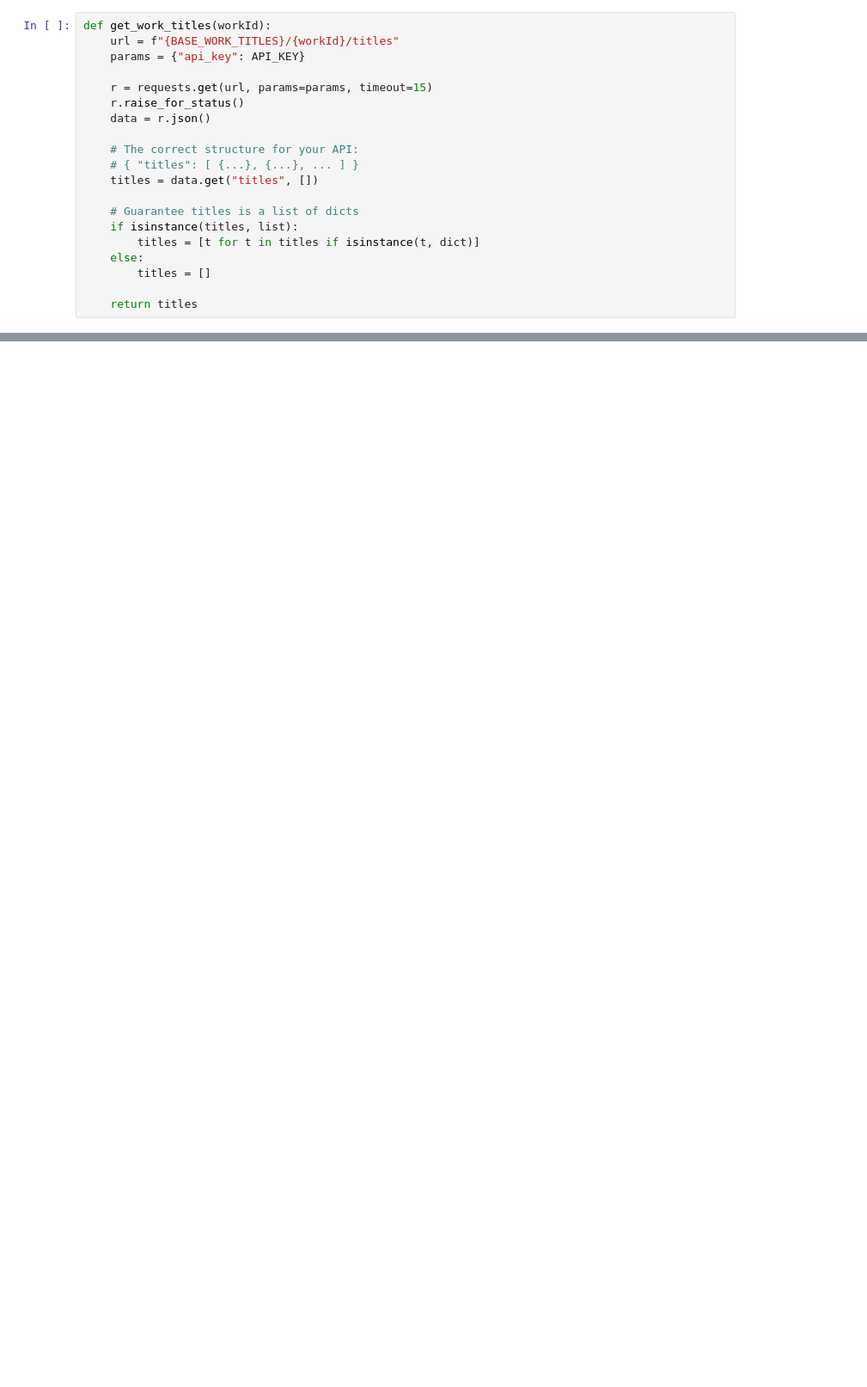
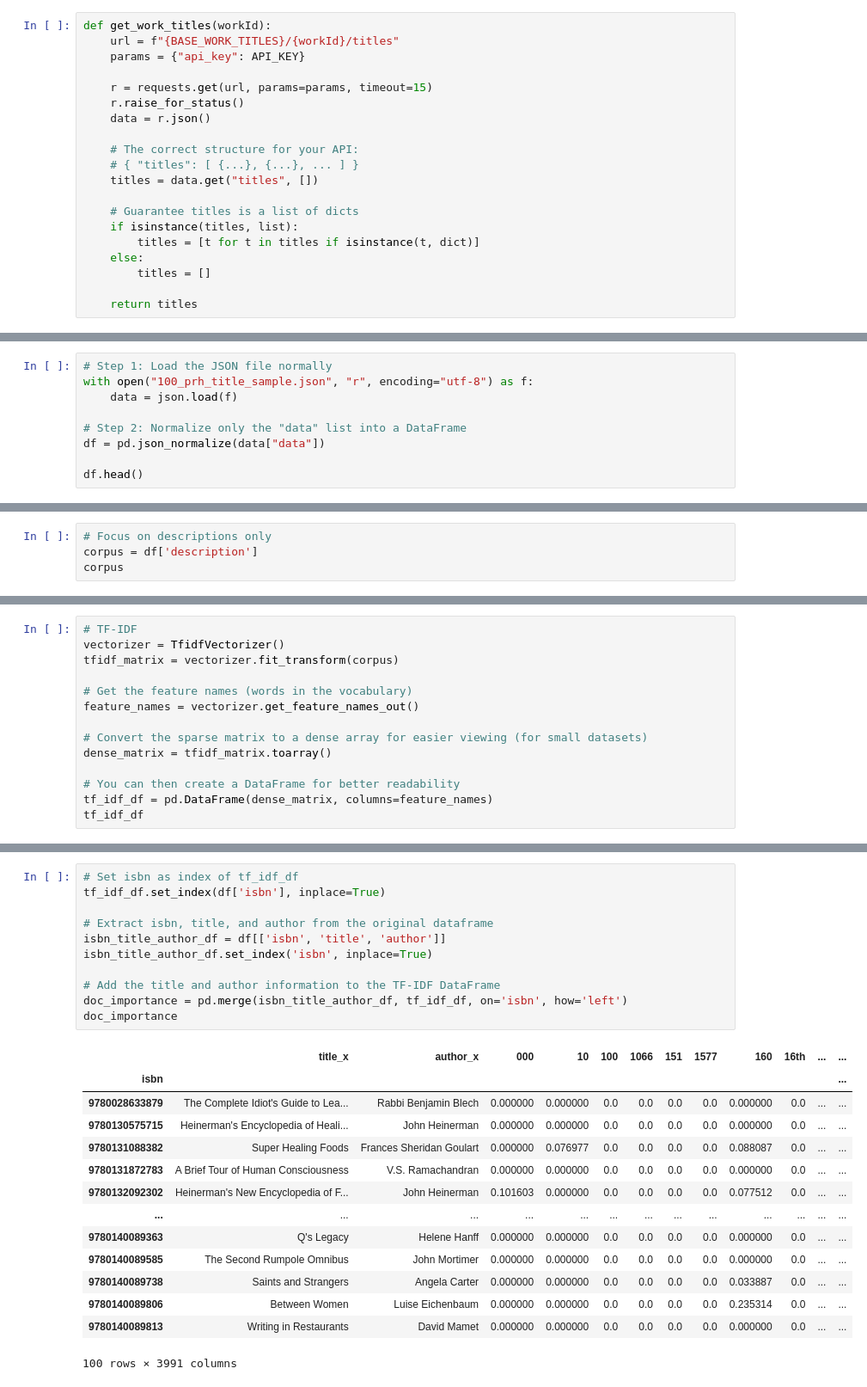
Before and after one commit to kibindy/DMW_Lab2, a Jupyter notebook: Scratch_Francis.ipynb, the cells around one changed output, grey strips where cells are left out. Shown: that part at 86% size. Cells and saved outputs as stored; diff of their text form; blank space fills up the shorter version.

```diff
--- a/Scratch_Francis.ipynb
+++ b/Scratch_Francis.ipynb
@@ -69,0 +168,9 @@ Type: <class 'list'>
+# %%
+# Step 1: Load the JSON file normally
+with open("100_prh_title_sample.json", "r", encoding="utf-8") as f:
+    data = json.load(f)
+
+# Step 2: Normalize only the "data" list into a DataFrame
+df = pd.json_normalize(data["data"])
+
+df.head()
@@ -69,0 +185,4 @@ Type: <class 'list'>
+# %%
+# Focus on descriptions only
+corpus = df['description']
+corpus
@@ -69,0 +202,14 @@ Type: <class 'list'>
+# %%
+# TF-IDF
+vectorizer = TfidfVectorizer()
+tfidf_matrix = vectorizer.fit_transform(corpus)
+
+# Get the feature names (words in the vocabulary)
+feature_names = vectorizer.get_feature_names_out()
+
+# Convert the sparse matrix to a dense array for easier viewing (for small datasets)
+dense_matrix = tfidf_matrix.toarray()
+
+# You can then create a DataFrame for better readability
+tf_idf_df = pd.DataFrame(dense_matrix, columns=feature_names)
+tf_idf_df
@@ -69,0 +230,26 @@ Type: <class 'list'>
+# %%
+# Set isbn as index of tf_idf_df
+tf_idf_df.set_index(df['isbn'], inplace=True)
+
+# Extract isbn, title, and author from the original dataframe
+isbn_title_author_df = df[['isbn', 'title', 'author']]
+isbn_title_author_df.set_index('isbn', inplace=True)
+
+# Add the title and author information to the TF-IDF DataFrame
+doc_importance = pd.merge(isbn_title_author_df, tf_idf_df, on='isbn', how='left')
+doc_importance
+# %% [output]
+|  | title_x | author_x | 000 | 10 | 100 | 1066 | 151 | 1577 | 160 | 16th | ... | ... |
+| isbn |  |  |  |  |  |  |  |  |  |  |  | ... |
+| 9780028633879 | The Complete Idiot's Guide to Lea... | Rabbi Benjamin Blech | 0.000000 | 0.000000 | 0.0 | 0.0 | 0.0 | 0.0 | 0.000000 | 0.0 | ... | ... |
+| 9780130575715 | Heinerman's Encyclopedia of Heali... | John Heinerman | 0.000000 | 0.000000 | 0.0 | 0.0 | 0.0 | 0.0 | 0.000000 | 0.0 | ... | ... |
+| 9780131088382 | Super Healing Foods | Frances Sheridan Goulart | 0.000000 | 0.076977 | 0.0 | 0.0 | 0.0 | 0.0 | 0.088087 | 0.0 | ... | ... |
+| 9780131872783 | A Brief Tour of Human Consciousness | V.S. Ramachandran | 0.000000 | 0.000000 | 0.0 | 0.0 | 0.0 | 0.0 | 0.000000 | 0.0 | ... | ... |
+| 9780132092302 | Heinerman's New Encyclopedia of F... | John Heinerman | 0.101603 | 0.000000 | 0.0 | 0.0 | 0.0 | 0.0 | 0.077512 | 0.0 | ... | ... |
+| ... | ... | ... | ... | ... | ... | ... | ... | ... | ... | ... | ... | ... |
+| 9780140089363 | Q's Legacy | Helene Hanff | 0.000000 | 0.000000 | 0.0 | 0.0 | 0.0 | 0.0 | 0.000000 | 0.0 | ... | ... |
+| 9780140089585 | The Second Rumpole Omnibus | John Mortimer | 0.000000 | 0.000000 | 0.0 | 0.0 | 0.0 | 0.0 | 0.000000 | 0.0 | ... | ... |
+| 9780140089738 | Saints and Strangers | Angela Carter | 0.000000 | 0.000000 | 0.0 | 0.0 | 0.0 | 0.0 | 0.033887 | 0.0 | ... | ... |
+| 9780140089806 | Between Women | Luise Eichenbaum | 0.000000 | 0.000000 | 0.0 | 0.0 | 0.0 | 0.0 | 0.235314 | 0.0 | ... | ... |
+| 9780140089813 | Writing in Restaurants | David Mamet | 0.000000 | 0.000000 | 0.0 | 0.0 | 0.0 | 0.0 | 0.000000 | 0.0 | ... | ... |
+100 rows × 3991 columns
```
Also changed, not shown: parts of 16 cells of this notebook.
